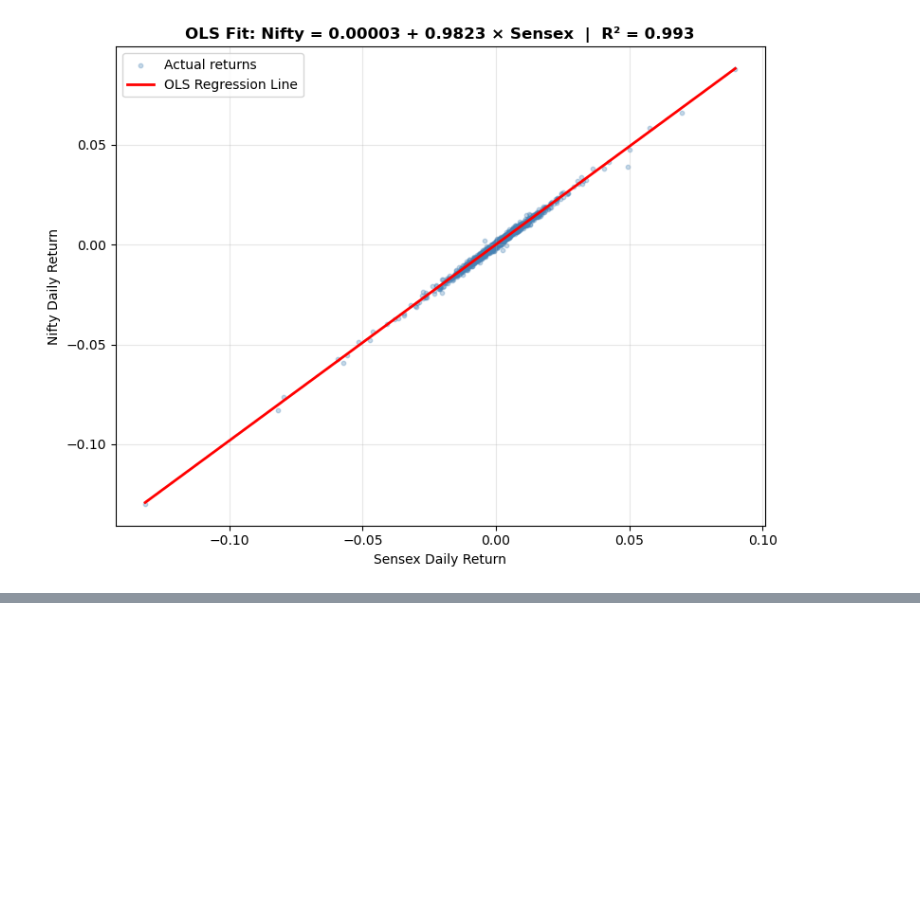
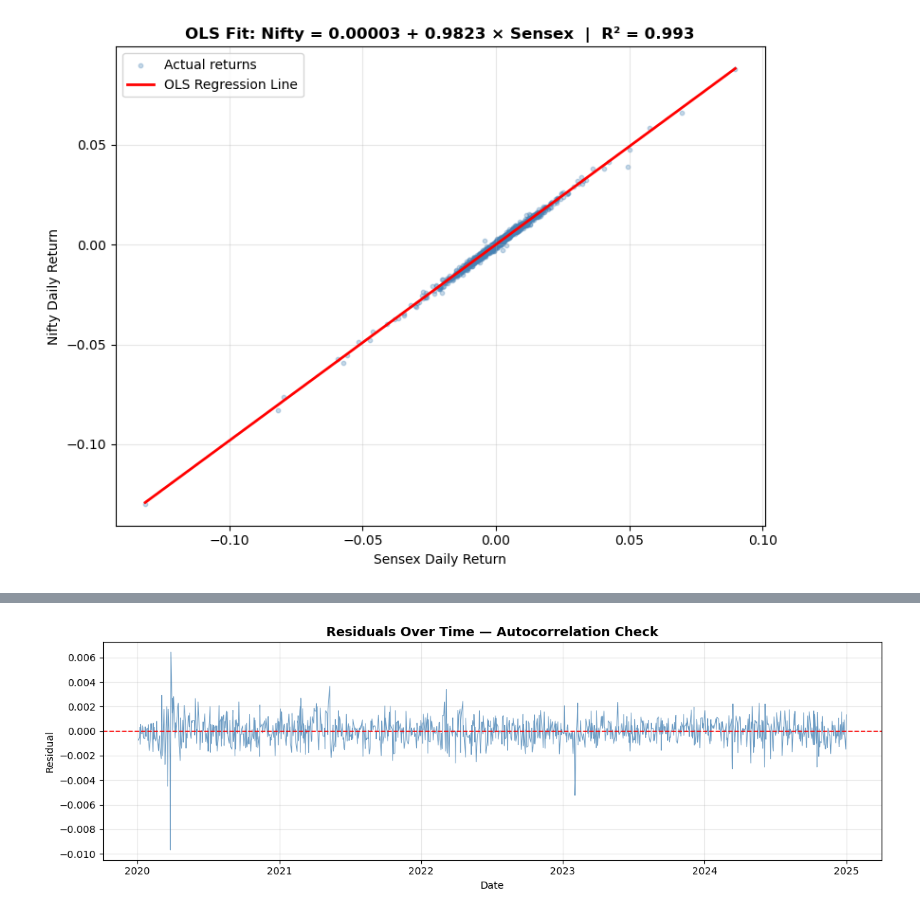
Before and after one commit to andy007-code/decimal-point-prep, a Jupyter notebook: 02-regression.ipynb, the cells around one changed output, grey strips where cells are left out. Cells and saved outputs as stored; diff of their text form; code cells hidden in the pictures; blank space fills up the shorter version.

```diff
--- a/02-regression.ipynb
+++ b/02-regression.ipynb
@@ -143,0 +205,13 @@ plt.show()
+# %%
+plt.figure(figsize=(12, 4))
+plt.plot(residuals.index, residuals, color='steelblue', linewidth=0.7, alpha=0.8)
+plt.axhline(0, color='red', linewidth=1.2, linestyle='--')
+plt.title('Residuals Over Time — Autocorrelation Check',
+          fontsize=13, fontweight='bold')
+plt.xlabel('Date')
+plt.ylabel('Residual')
+plt.grid(True, alpha=0.3)
+plt.tight_layout()
+plt.show()
+# %% [output]
+[figure, added]
```
Also changed, not shown: parts of 9 cells of this notebook.
